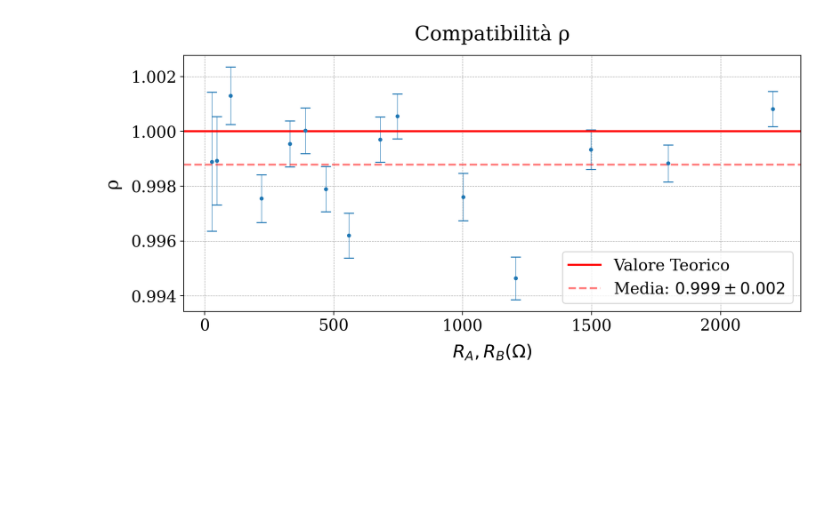
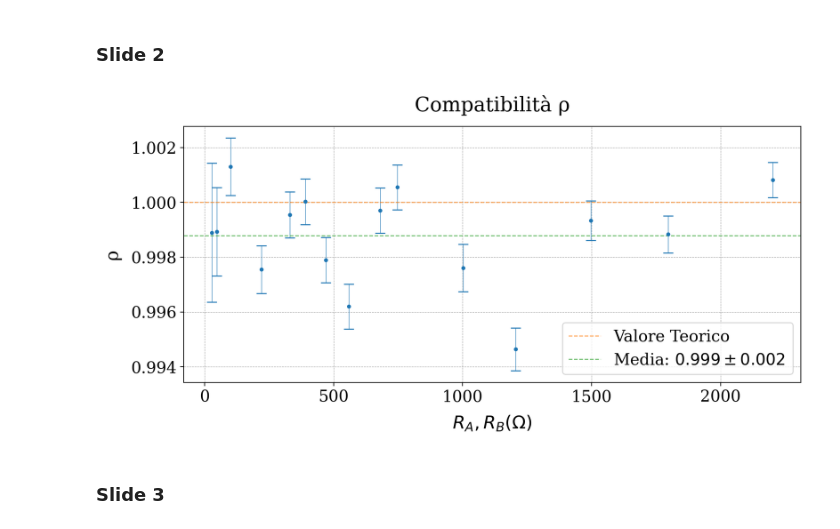
Before and after one commit to nichettg/Codici, a Jupyter notebook: 3. Ponte Wheatstone/analisi.ipynb, the cells around one changed output. Cells and saved outputs as stored; diff of their text form; code cells hidden in the pictures; blank space fills up the shorter version.

```diff
--- a/3. Ponte Wheatstone/analisi.ipynb
+++ b/3. Ponte Wheatstone/analisi.ipynb
@@ -99 +156,5 @@ data = {
+# %%
+A = False
+# Se A==True usiamo R_A, altrimenti R_B.
+# Questo ci permette di fare la regressione su entrambi i set di dati senza dover riscrivere tutto il codice.
 # %%
@@ -108,55 +252,22 @@ gf.salva_grafico(fig,f"Slide 1.pdf")
+# %% [markdown]
+### Slide 2
 # %%
-from scipy.optimize import curve_fit
-
-titolo1 = "Istogramma ρ"
-titolo2 = "Compatibilità ρ"
 dati = data["rho"]
 errori = data["sigma_rho"]
 
-"""
-fig1,ax1 = plt.subplots(1, 1,  figsize=(10, 5), sharex=True, sharey=True)
-
-h = 0.002
-bins = np.arange(dati.min(), dati.max() + h, h)
-
-counts, edges = np.histogram(dati, bins=bins)
-centers = (edges[:-1] + edges[1:]) / 2
-
-def gauss(x, A, mu, sigma):
-    return A * np.exp(-(x - mu)**2 / (2 * sigma**2))
-
-p0 = [counts.max(), np.mean(dati), np.std(dati)]
-popt, pcov = curve_fit(gauss, centers, counts, p0=p0)
-A_fit, mu_fit, sigma_fit = popt
-
-#f.residui(gauss, centers, counts, popt)
-
-ax1.hist(dati, bins=bins)
-x = np.linspace(0.994, 1.004, 500)
-ax1.plot(x, gauss(x, A_fit, mu_fit, sigma_fit))
-gf.parametri_grafico(ax1,titolo1,xlabel="ρ",ylabel="Frequenza")
-
-legenda = (
-    f"A = {A_fit:.1f}\n"
-    f"mu = {mu_fit:.5f}\n"
-    f"sigma = {sigma_fit:.5f}"
-)
-gf.descrizione_legenda(ax1,legenda)
-plt.legend(loc="upper right", frameon=True)
-gf.salva_grafico(fig1,f"{titolo1}.pdf")
-"""
-
-fig2,ax2 = plt.subplots(1, 1,  figsize=(10, 5), sharex=True, sharey=True)
-gf.parametri_grafico(ax2,titolo2,xlabel=r"$R_A, R_B (Ω)$",ylabel="ρ")
-ax2.errorbar(data["R_A"],dati,errori,fmt=".", **gf.default_error_params())
-ax2.axhline(y=1, color="red", label="Valore Teorico")
+fig,ax = plt.subplots(1, 1,  figsize=(10, 5), sharex=True, sharey=True)
+gf.parametri_grafico(ax,"Compatibilità ρ",xlabel=r"$R_A, R_B (Ω)$",ylabel="ρ")
+ax.errorbar(data["R_A"],dati,errori, color=gf.colori[0], **gf.errorbar_params)
+ax.axhline(y=1, color=gf.colori[1], label="Valore Teorico", **gf.line_params)
 errore = 0.001721694905
-ax2.axhline(y=np.mean(dati), color="red", linestyle="dashed", alpha=0.5, label=f"Media: {gf.formatta_errore(np.mean(dati),errore)}")
+ax.axhline(y=np.mean(dati), color=gf.colori[2], **gf.line_params, label=f"Media: {gf.formatta_errore(np.mean(dati),errore)}")
 
 plt.legend(loc="lower right", frameon=True)
-gf.salva_grafico(fig2,"Slide 2.pdf")
+gf.salva_grafico(fig,"Slide 2.pdf")
 # %% [output]
-[figure, old version]
+[figure, new version]
+# %% [markdown]
+### Slide 3
 # %%
 risultati = {
     "Metodo A": {
```
Also changed, not shown: parts of 6 cells of this notebook, 15 other files.
